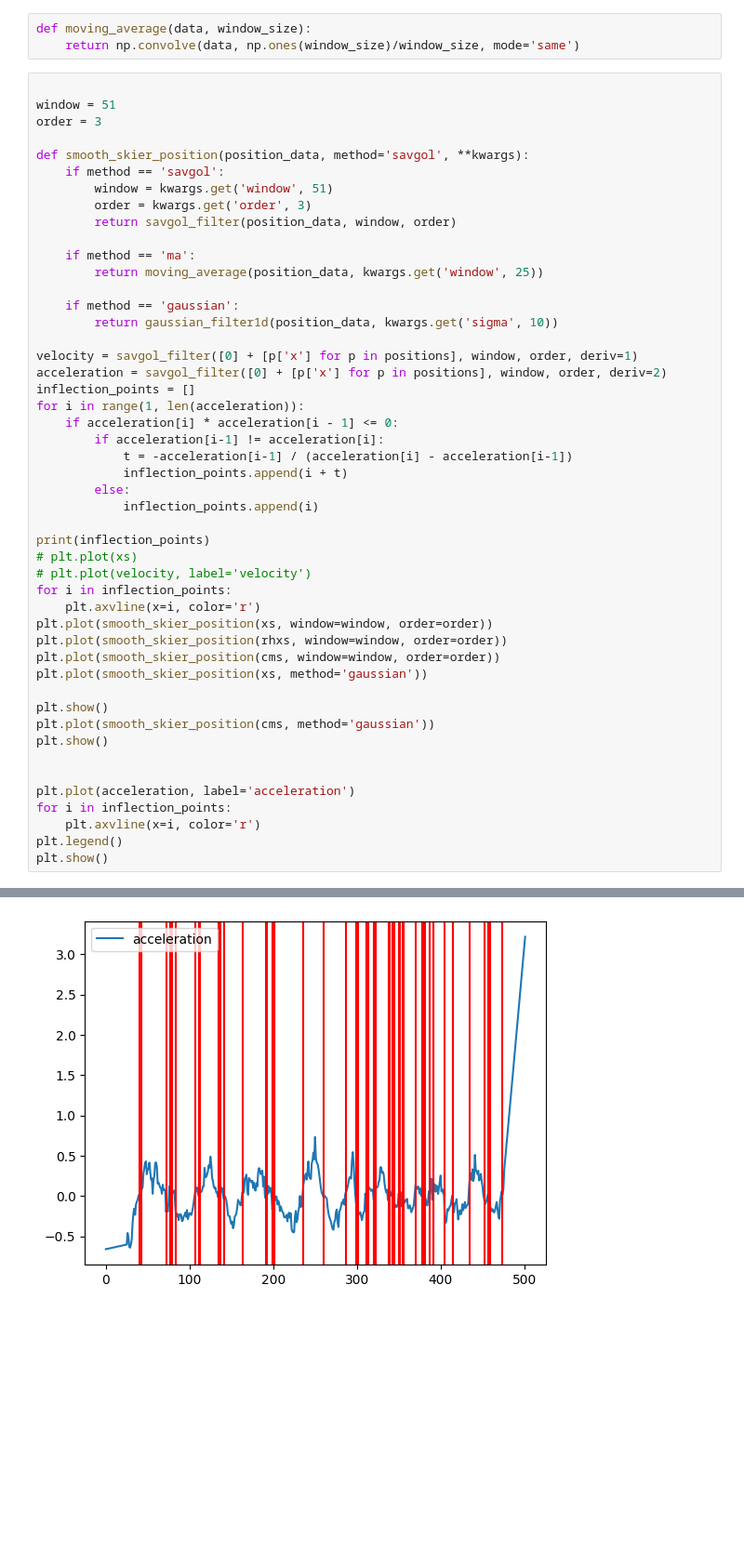
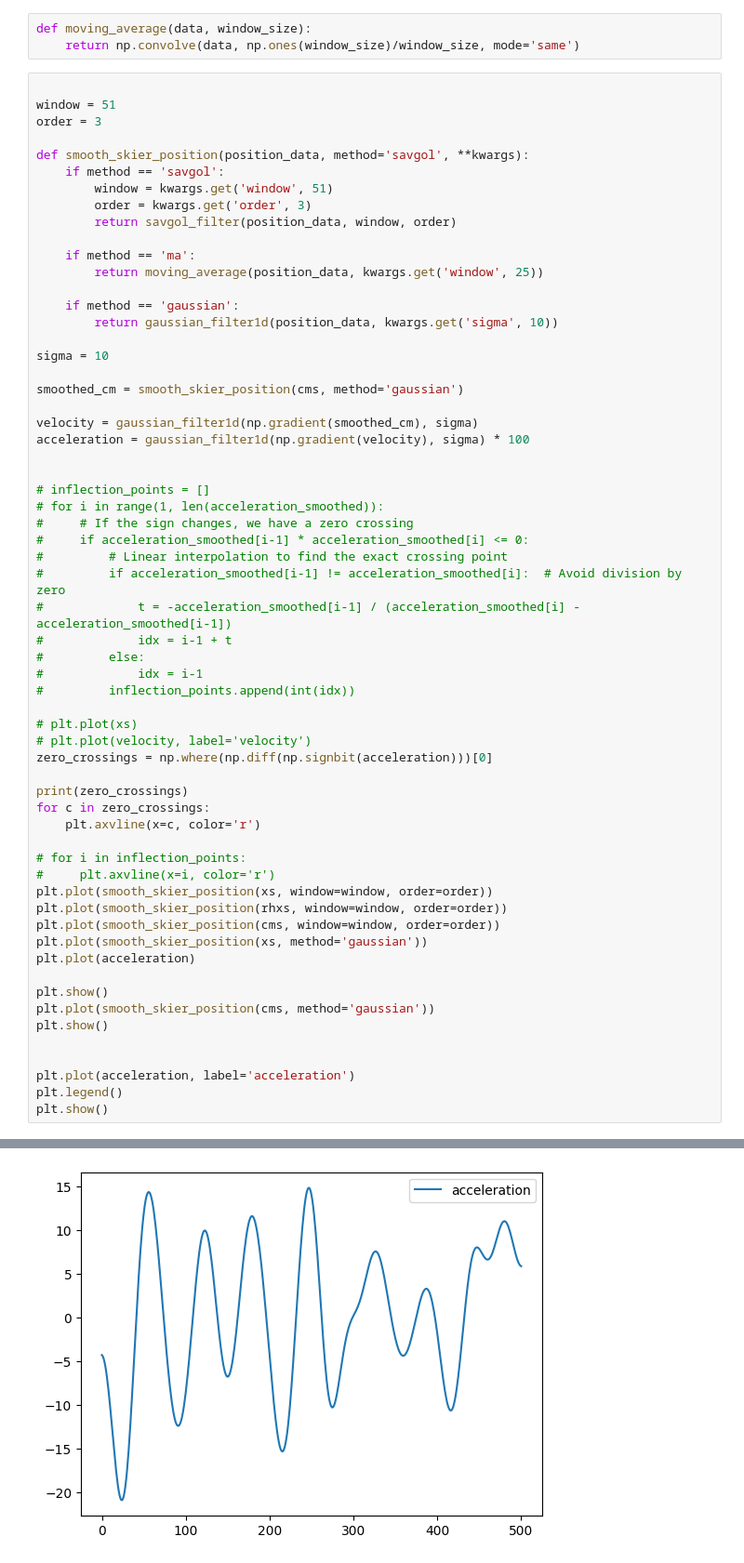
Before and after one commit to EvanChisholm1/trace-yolo, a Jupyter notebook: plt.ipynb, the cells around one changed output, grey strips where cells are left out. Shown: that part at 93% size. Saved outputs shown, nothing was run; the diff lists cells and outputs as text; blank space fills up the shorter version.

```diff
--- a/plt.ipynb
+++ b/plt.ipynb
@@ -42,26 +42,41 @@ def smooth_skier_position(position_data, method='savgol', **kwargs):
     if method == 'gaussian':
         return gaussian_filter1d(position_data, kwargs.get('sigma', 10))
 
-velocity = savgol_filter([0] + [p['x'] for p in positions], window, order, deriv=1)
-acceleration = savgol_filter([0] + [p['x'] for p in positions], window, order, deriv=2)
-inflection_points = []
-for i in range(1, len(acceleration)):
-    if acceleration[i] * acceleration[i - 1] <= 0:
-        if acceleration[i-1] != acceleration[i]:
-            t = -acceleration[i-1] / (acceleration[i] - acceleration[i-1])
-            inflection_points.append(i + t)
-        else:
-            inflection_points.append(i)
+sigma = 10
 
-print(inflection_points)
+smoothed_cm = smooth_skier_position(cms, method='gaussian')
+
+velocity = gaussian_filter1d(np.gradient(smoothed_cm), sigma)
+acceleration = gaussian_filter1d(np.gradient(velocity), sigma) * 100
+
+
+# inflection_points = []
+# for i in range(1, len(acceleration_smoothed)):
+#     # If the sign changes, we have a zero crossing
+#     if acceleration_smoothed[i-1] * acceleration_smoothed[i] <= 0:
+#         # Linear interpolation to find the exact crossing point
+#         if acceleration_smoothed[i-1] != acceleration_smoothed[i]:  # Avoid division by zero
+#             t = -acceleration_smoothed[i-1] / (acceleration_smoothed[i] - acceleration_smoothed[i-1])
+#             idx = i-1 + t
+#         else:
+#             idx = i-1
+#         inflection_points.append(int(idx))
+
 # plt.plot(xs)
 # plt.plot(velocity, label='velocity')
-for i in inflection_points:
-    plt.axvline(x=i, color='r')
+zero_crossings = np.where(np.diff(np.signbit(acceleration)))[0]
+
+print(zero_crossings)
+for c in zero_crossings:
+    plt.axvline(x=c, color='r')
+
+# for i in inflection_points:
+#     plt.axvline(x=i, color='r')
 plt.plot(smooth_skier_position(xs, window=window, order=order))
 plt.plot(smooth_skier_position(rhxs, window=window, order=order))
 plt.plot(smooth_skier_position(cms, window=window, order=order))
 plt.plot(smooth_skier_position(xs, method='gaussian'))
+plt.plot(acceleration)
 
 plt.show()
 plt.plot(smooth_skier_position(cms, method='gaussian'))
@@ -69,8 +84,6 @@ plt.show()
 
 
 plt.plot(acceleration, label='acceleration')
-for i in inflection_points:
-    plt.axvline(x=i, color='r')
 plt.legend()
 plt.show()
 # %% [output]
@@ -79,2 +92,2 @@ plt.show()
 [figure]
-[figure, old version]
+[figure, new version]
```
Also changed, not shown: parts of 1 cell of this notebook, 1 other file.
